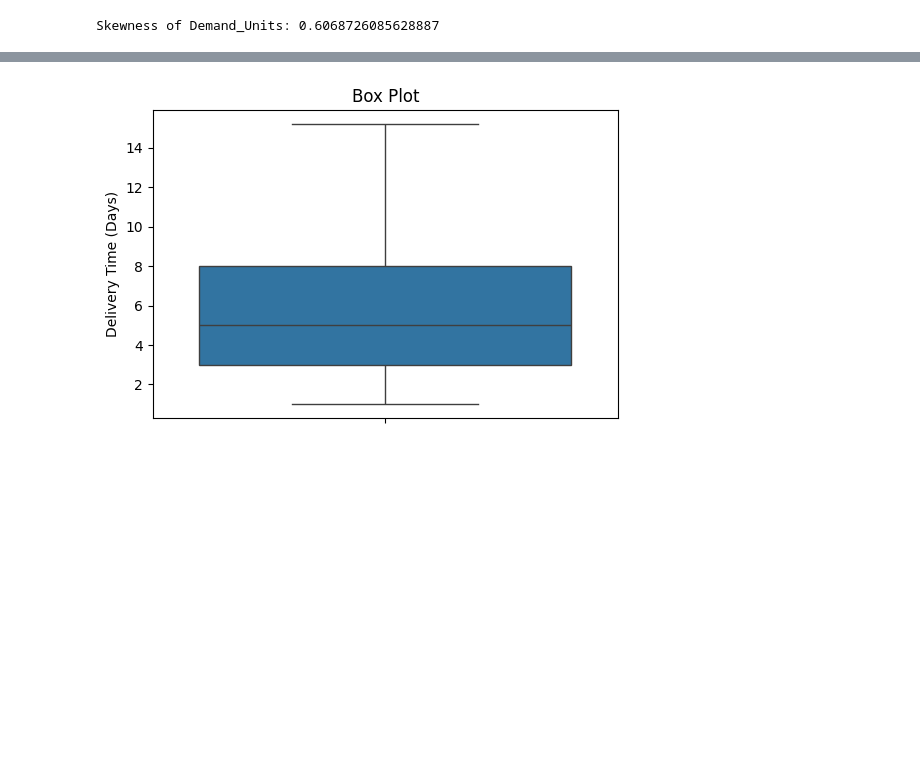
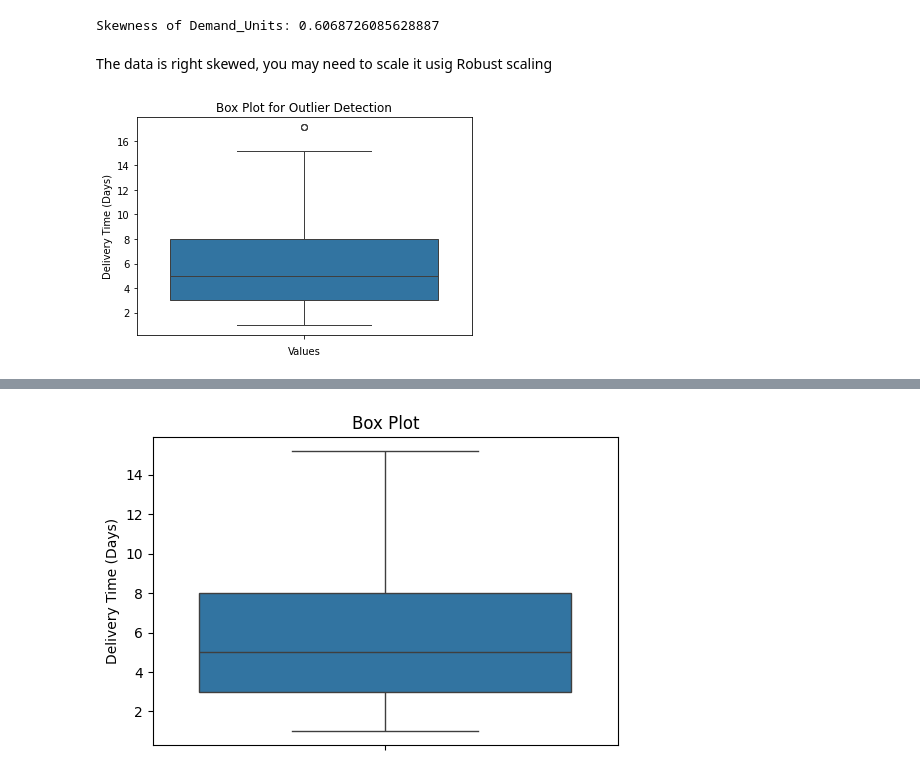
Before and after one commit to ravi7218/Sales-Volume-Prediction, a Jupyter notebook: FreshBite_Sales.ipynb, the cells around one changed output, grey strips where cells are left out. Cells and saved outputs as stored; diff of their text form; code cells hidden in the pictures; blank space fills up the shorter version.

```diff
--- a/FreshBite_Sales.ipynb
+++ b/FreshBite_Sales.ipynb
@@ -274,6 +274,17 @@ skewness = df['Delivery Time (Days)'].skew()
 print(f"Skewness of Demand_Units: {skewness}")
 # %% [output]
 Skewness of Demand_Units: 0.6068726085628887
+# %% [markdown]
+The data is right skewed, you may need to scale it usig Robust scaling
+# %%
+
+# Plot box plot
+sns.boxplot(data=df['Delivery Time (Days)'])
+plt.title("Box Plot for Outlier Detection")
+plt.xlabel("Values")
+plt.show()
+# %% [output]
+[figure, added]
 # %%
 # Fill the missig vlues by mean, median and mode
 
```
Also changed, not shown: parts of 46 cells of this notebook.
